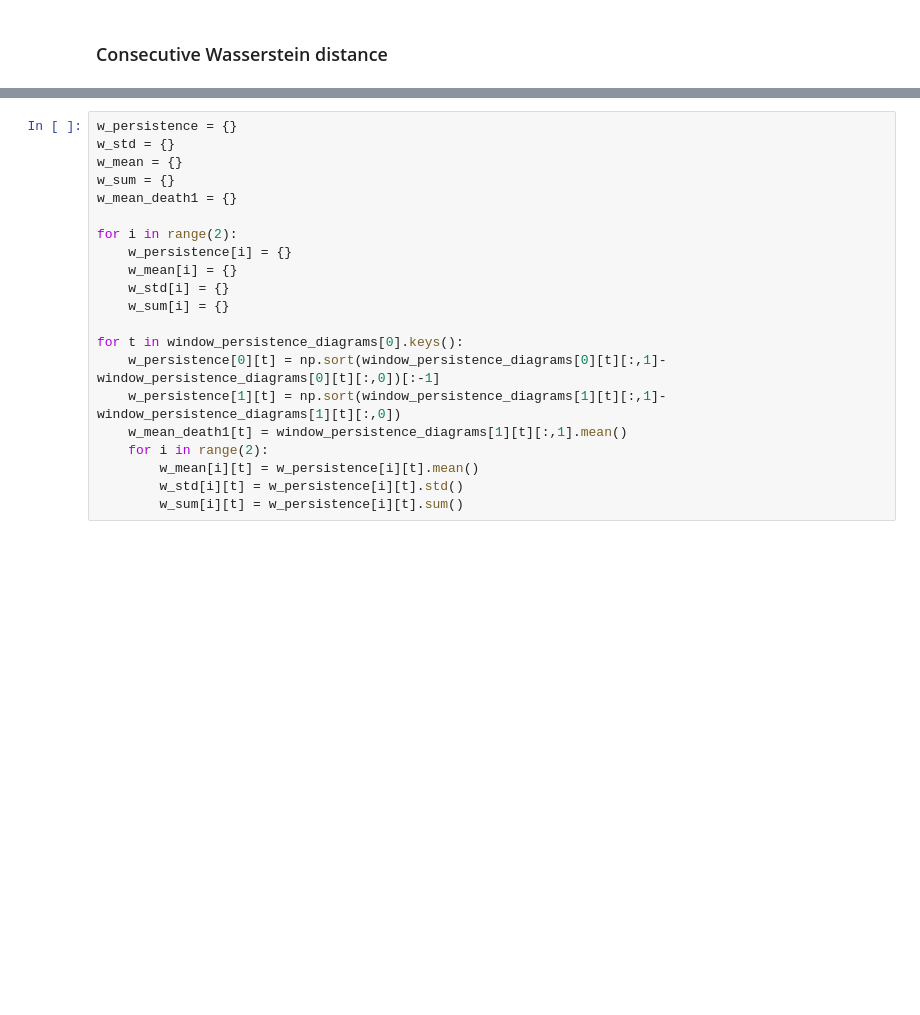
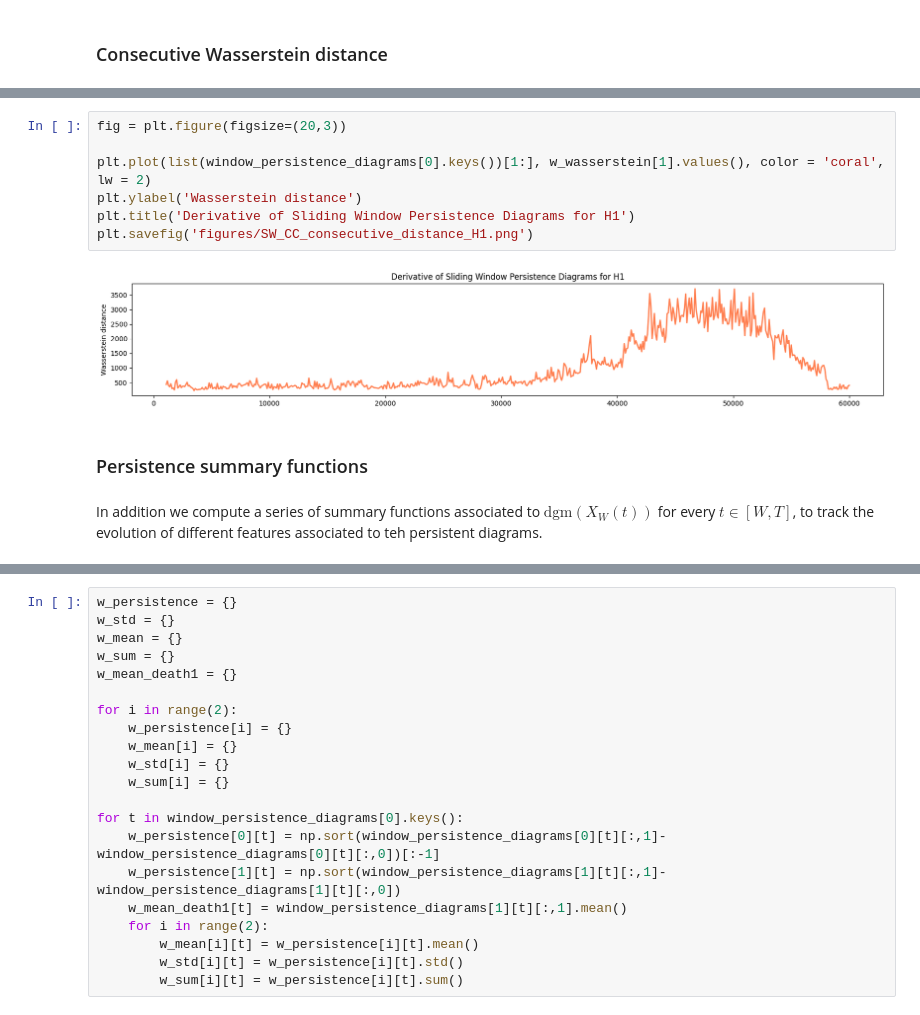
Before and after one commit to ximenafernandez/epilepsy, a Jupyter notebook: Patient_CC.ipynb, the cells around one changed output, grey strips where cells are left out. Saved outputs shown, nothing was run; the diff lists cells and outputs as text; blank space fills up the shorter version.

```diff
--- a/Patient_CC.ipynb
+++ b/Patient_CC.ipynb
@@ -212,0 +166,13 @@ ani.save('Derivative_CC.gif', writer = writer, dpi=150)
+# %%
+fig = plt.figure(figsize=(20,3))
+
+plt.plot(list(window_persistence_diagrams[0].keys())[1:], w_wasserstein[1].values(), color = 'coral', lw = 2)
+plt.ylabel('Wasserstein distance')
+plt.title('Derivative of Sliding Window Persistence Diagrams for H1')
+plt.savefig('figures/SW_CC_consecutive_distance_H1.png')
+# %% [output]
+[figure, added]
+# %% [markdown]
+### Persistence summary functions
+# %% [markdown]
+In addition  we compute a series of summary functions associated to $\mathrm{dgm}(X_W(t))$ for every $t\in [W, T]$, to track the evolution of different features associated to teh persistent diagrams.
```
Also changed, not shown: parts of 31 cells of this notebook, 13 other files.
